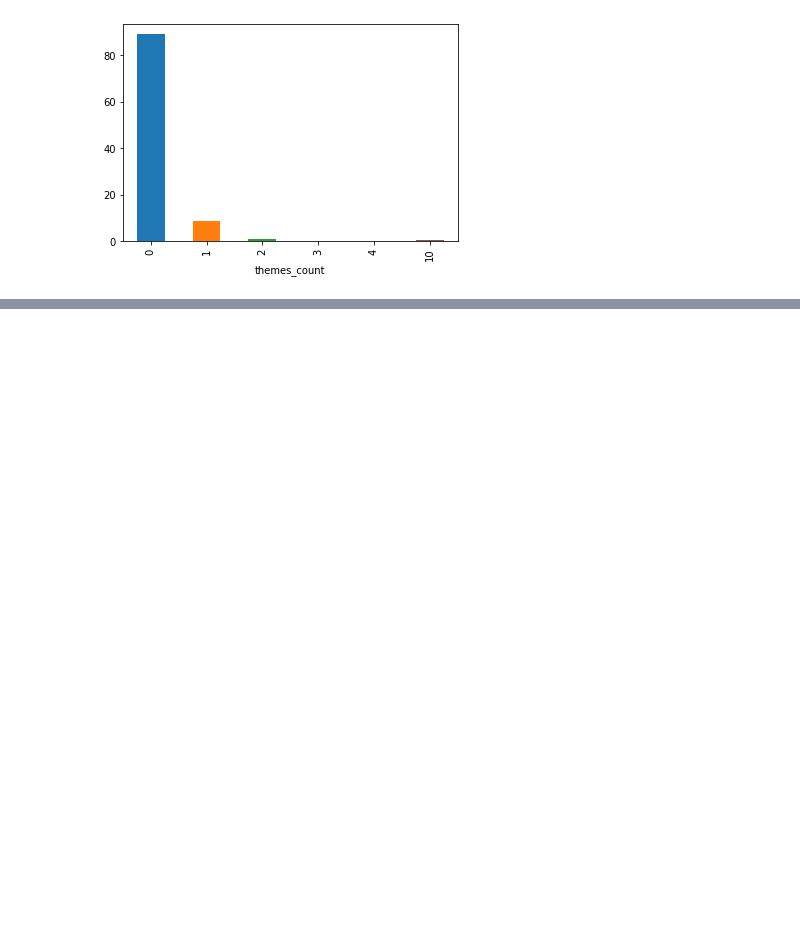
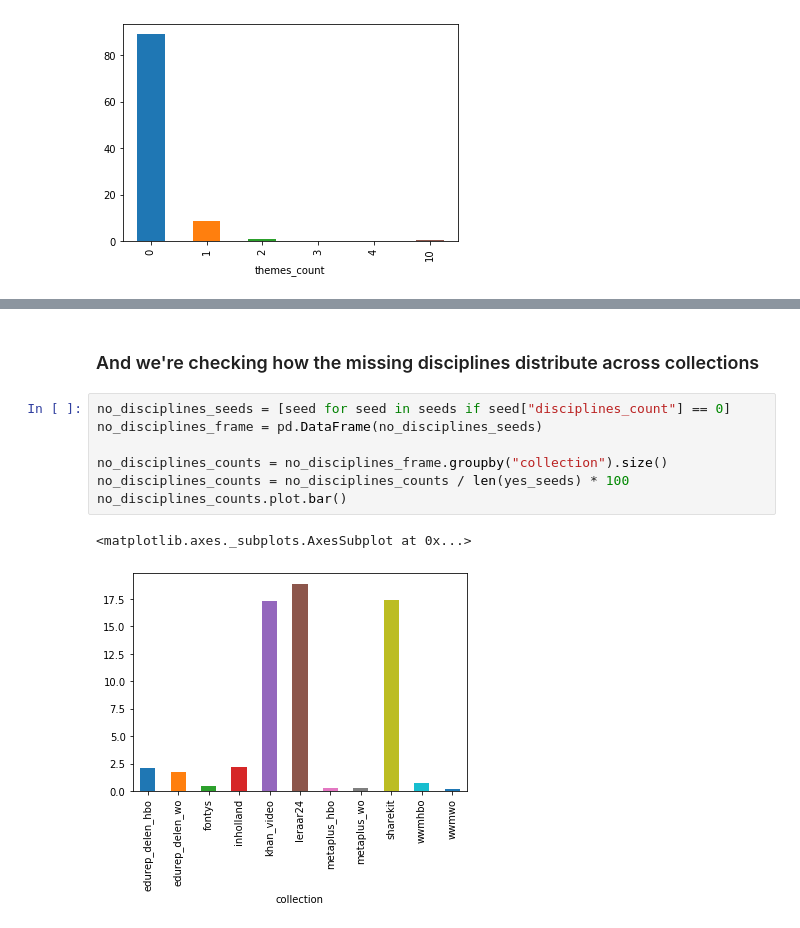
Before and after one commit to surfedushare/pol-harvester, a Jupyter notebook: research/edurep/Edurep analysis of content.ipynb, the cells around one changed output, grey strips where cells are left out. Saved outputs shown, nothing was run; the diff lists cells and outputs as text; blank space fills up the shorter version.

```diff
--- a/research/edurep/Edurep analysis of content.ipynb
+++ b/research/edurep/Edurep analysis of content.ipynb
@@ -463,0 +476,12 @@ themes_counts.plot.bar()
+# %% [markdown]
+### And we're checking how the missing disciplines distribute across collections
+# %%
+no_disciplines_seeds = [seed for seed in seeds if seed["disciplines_count"] == 0]
+no_disciplines_frame = pd.DataFrame(no_disciplines_seeds)
+
+no_disciplines_counts = no_disciplines_frame.groupby("collection").size()
+no_disciplines_counts = no_disciplines_counts / len(yes_seeds) * 100
+no_disciplines_counts.plot.bar()
+# %% [output]
+<matplotlib.axes._subplots.AxesSubplot at 0x...>
+[figure, added]
```
Also changed, not shown: parts of 7 cells of this notebook.
